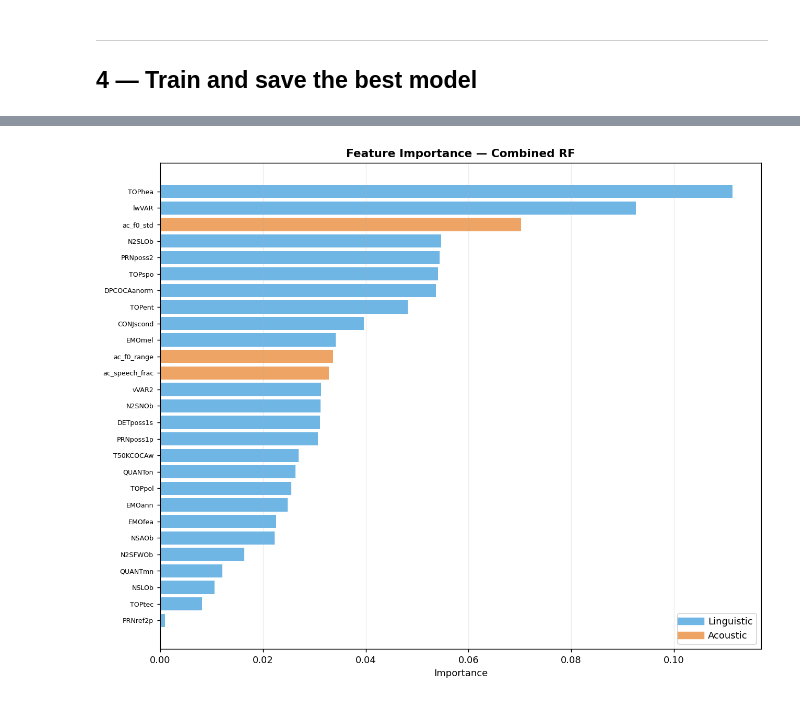
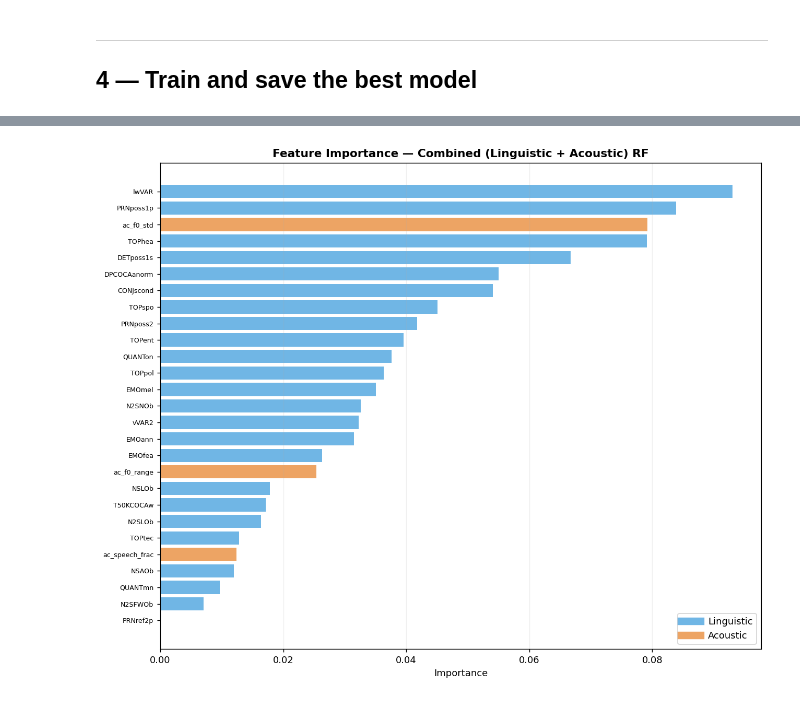
Before and after one commit to The-Real-Kevin/RWTH-Aachen-UROP-2026, a Jupyter notebook: 17_multimodal_rf.ipynb, the cells around one changed output, grey strips where cells are left out. Saved outputs shown, nothing was run; the diff lists cells and outputs as text; code cells hidden in the pictures.

```diff
--- a/17_multimodal_rf.ipynb
+++ b/17_multimodal_rf.ipynb
@@ -460,0 +534,10 @@ if 'kcl_acc' in res_df.columns:
+# %%
+# ============================================================
+# 3.5  Summary table
+# ============================================================
+print(f'{"Modality":<15s} {"#Feat":>6s} {"CV AUC":>8s} {"Train":>7s} {"Test":>7s} '
+      f'{"AUC":>7s} {"Sens":>7s} {"Spec":>7s}')
+print('─' * 65)
+for mod, r in all_cv_results.items():
+    print(f'{mod:<15s} {len(r["features"]):>6d} {r["cv_auc"]:>8.3f} {r["train_acc"]:>7.3f} '
+          f'{r["test_acc"]:>7.3f} {r["test_auc"]:>7.3f} {r["test_sens"]:>7.3f} {r["test_spec"]:>7.3f}')
@@ -510,33 +590,36 @@ Saved: rf_multimodal.joblib
 # %%
 # ============================================================
-# 4.2  Feature importance of the final model
+# 4.2  Feature importance of the Combined model
 # ============================================================
-imp = final_rf.feature_importances_
-idx = np.argsort(imp)[::-1]
+if 'Combined' in all_cv_results:
+    r = all_cv_results['Combined']
+    imp = r['model'].feature_importances_
+    feats = r['features']
+    idx = np.argsort(imp)[::-1]
 
-fig, ax = plt.subplots(figsize=(10, max(5, len(best_feats)*0.3)))
+    fig, ax = plt.subplots(figsize=(10, max(5, len(feats)*0.3)))
+    bar_colors = ['#3498DB' if feats[i] in ling_features else '#E67E22' for i in idx]
+    ax.barh(range(len(idx)), imp[idx], color=bar_colors, alpha=0.7)
+    ax.set_yticks(range(len(idx)))
+    ax.set_yticklabels([feats[i] for i in idx], fontsize=7)
+    ax.set_xlabel('Importance')
+    ax.set_title('Feature Importance — Combined (Linguistic + Acoustic) RF')
+    ax.invert_yaxis(); ax.grid(axis='x', alpha=0.2)
 
-bar_colors = ['#3498DB' if best_feats[i] in ling_features else '#E67E22' for i in idx]
-ax.barh(range(len(idx)), imp[idx], color=bar_colors, alpha=0.7)
-ax.set_yticks(range(len(idx)))
-ax.set_yticklabels([best_feats[i] for i in idx], fontsize=7)
-ax.set_xlabel('Importance')
-ax.set_title(f'Feature Importance — {best_modality} RF')
-ax.invert_yaxis(); ax.grid(axis='x', alpha=0.2)
+    ling_p = plt.Line2D([0],[0], color='#3498DB', lw=8, alpha=0.7, label='Linguistic')
+    ac_p = plt.Line2D([0],[0], color='#E67E22', lw=8, alpha=0.7, label='Acoustic')
+    ax.legend(handles=[ling_p, ac_p], loc='lower right')
 
-ling_p = plt.Line2D([0],[0], color='#3498DB', lw=8, alpha=0.7, label='Linguistic')
-ac_p = plt.Line2D([0],[0], color='#E67E22', lw=8, alpha=0.7, label='Acoustic')
-ax.legend(handles=[ling_p, ac_p], loc='lower right')
+    plt.tight_layout(); plt.savefig('multimodal_importance.png', dpi=150, bbox_inches='tight'); plt.show()
 
-plt.tight_layout(); plt.savefig('multimodal_importance.png', dpi=150, bbox_inches='tight'); plt.show()
-
-# Print ranked
-print(f'\n{"Rank":<5s} {"Feature":<35s} {"Importance":>11s} {"Type":<12s}')
-print('─' * 65)
-for rank, i in enumerate(idx):
-    feat_type = 'Linguistic' if best_feats[i] in ling_features else 'Acoustic'
-    print(f'{rank+1:<5d} {best_feats[i]:<35s} {imp[i]:>11.4f} {feat_type:<12s}')
+    print(f'\n{"Rank":<5s} {"Feature":<35s} {"Importance":>11s} {"Type":<12s}')
+    print('─' * 65)
+    for rank, i in enumerate(idx):
+        feat_type = 'Linguistic' if feats[i] in ling_features else 'Acoustic'
+        print(f'{rank+1:<5d} {feats[i]:<35s} {imp[i]:>11.4f} {feat_type:<12s}')
+else:
+    print('Combined model not found in all_cv_results')
 # %% [output]
-[figure, old version]
+[figure, new version]
 Rank  Feature                              Importance Type
 ─────────────────────────────────────────────────────────────────
```
Also changed, not shown: parts of 12 cells of this notebook, 1 other file.
